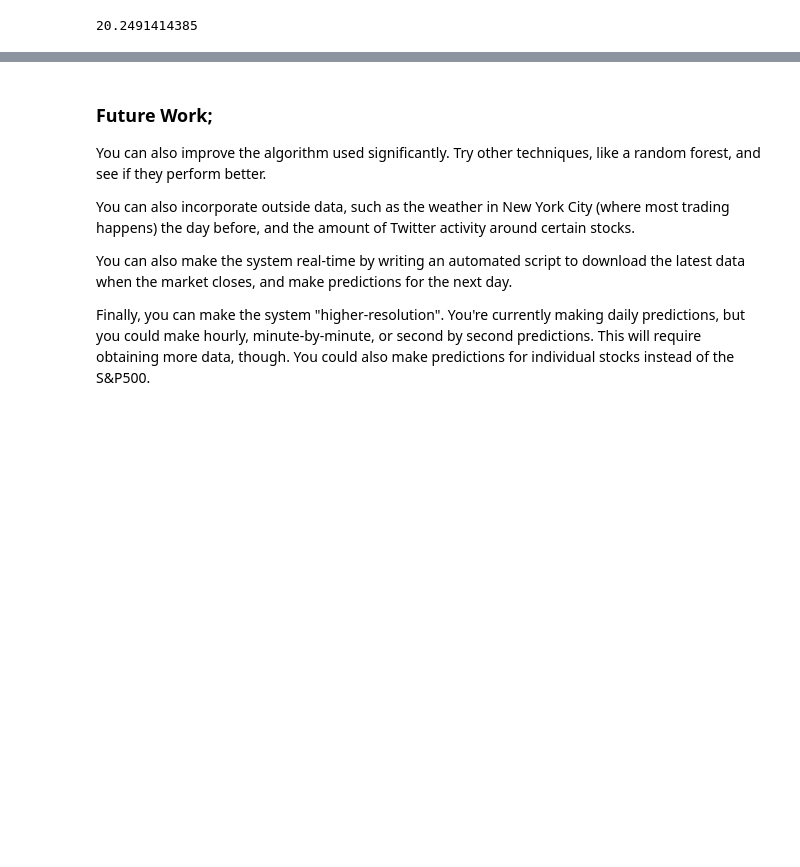
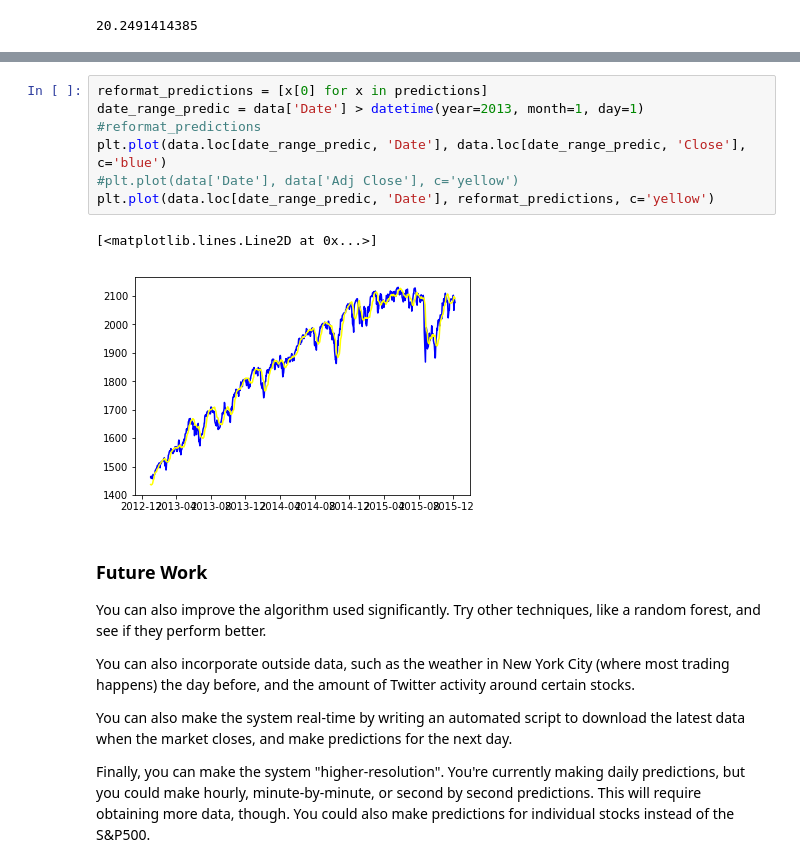
Before and after one commit to llwang8/Data_Science_Portfolio, a Jupyter notebook: MachineLearning/Project_ Predicting the stock market/PredictingTheStockMarket.ipynb, the cells around one changed output, grey strips where cells are left out. Drawn from its saved outputs; the diff is of its cells as text; blank space fills up the shorter version.

Commit message:
update predicting stock market model

```diff
--- a/MachineLearning/Project_ Predicting the stock market/PredictingTheStockMarket.ipynb
+++ b/MachineLearning/Project_ Predicting the stock market/PredictingTheStockMarket.ipynb
@@ -674,5 +684,15 @@ print(mae)
+# %%
+reformat_predictions = [x[0] for x in predictions]
+date_range_predic = data['Date'] > datetime(year=2013, month=1, day=1)
+#reformat_predictions
+plt.plot(data.loc[date_range_predic, 'Date'], data.loc[date_range_predic, 'Close'], c='blue')
+#plt.plot(data['Date'], data['Adj Close'], c='yellow')
+plt.plot(data.loc[date_range_predic, 'Date'], reformat_predictions, c='yellow')
+# %% [output]
+[<matplotlib.lines.Line2D at 0x...>]
+[figure, added]
 # %% [markdown]
-### Future Work;
+### Future Work
 
 You can also improve the algorithm used significantly. Try other techniques, like a random forest, and see if they perform better.
 
```
Also changed, not shown: parts of 2 cells of this notebook, 2 other files.
